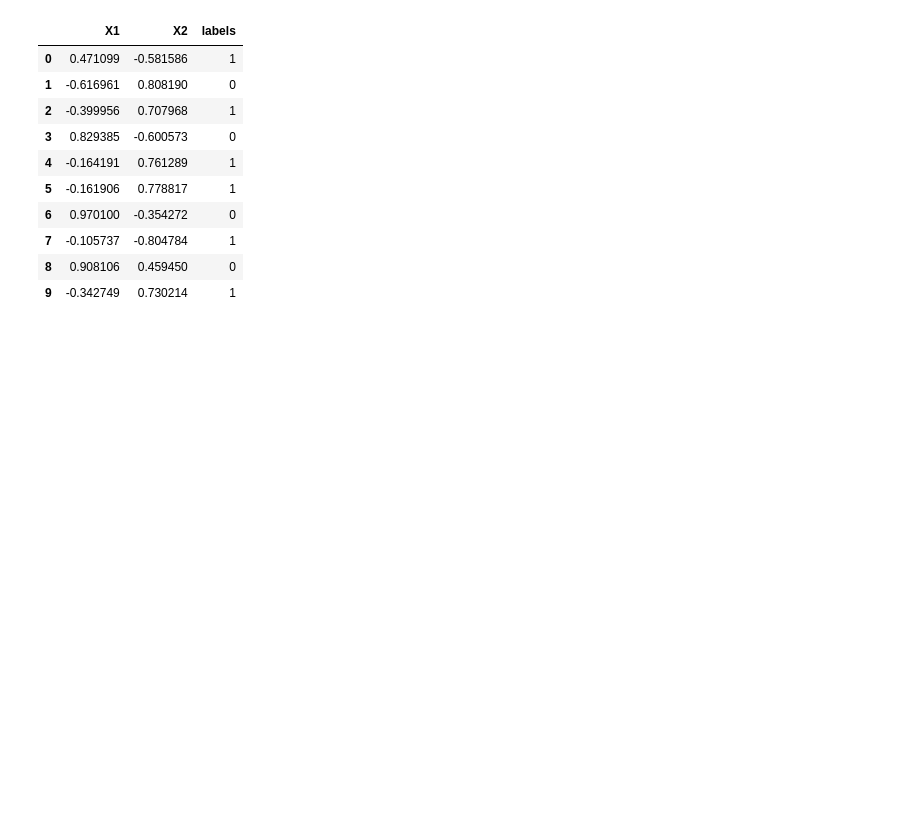
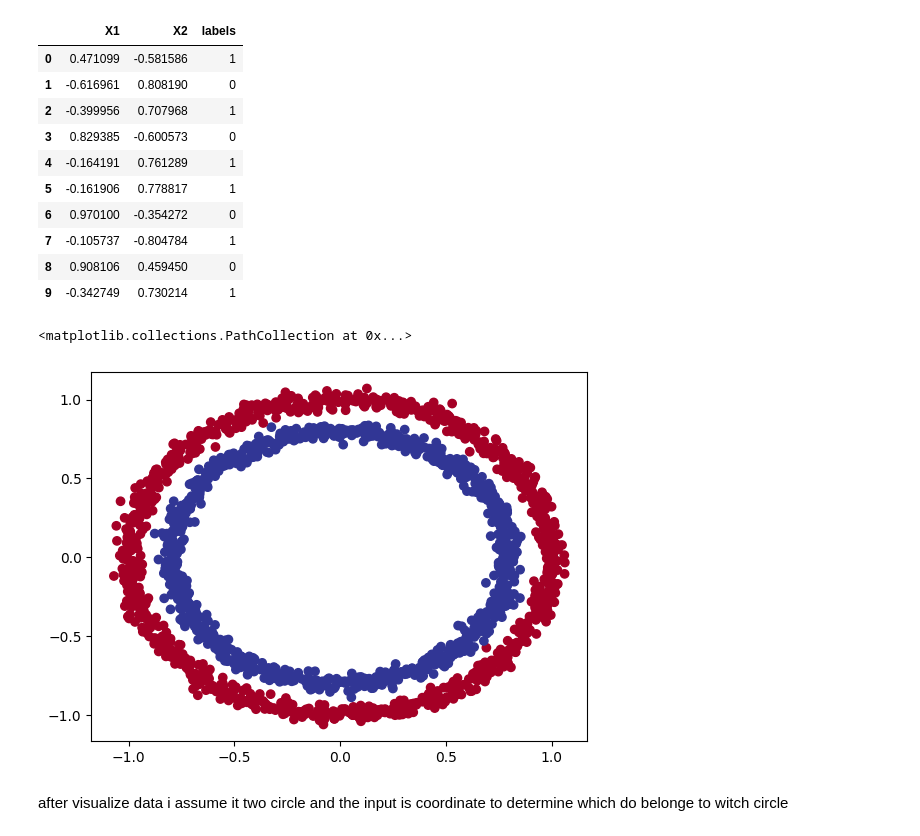
Before and after one commit to MD2001/Pytorch_Bignnier, a Jupyter notebook: 02_pytorch_classification.ipynb, the cells around one changed output. Cells and saved outputs as stored; diff of their text form; code cells hidden in the pictures; blank space fills up the shorter version.

```diff
--- a/02_pytorch_classification.ipynb
+++ b/02_pytorch_classification.ipynb
@@ -54,3 +54,14 @@ circles.head(10)
 | 7 | -0.105737 | -0.804784 | 1 |
 | 8 | 0.908106 | 0.459450 | 0 |
 | 9 | -0.342749 | 0.730214 | 1 |
+# %%
+import matplotlib.pyplot as plt
+plt.scatter(x=X[:,0],
+            y=X[:,1],
+            c=Y[:],
+            cmap=plt.cm.RdYlBu)
+# %% [output]
+<matplotlib.collections.PathCollection at 0x...>
+[figure, added]
+# %% [markdown]
+after visualize data i assume it two circle and the input is coordinate to determine which do belonge to witch circle
```
